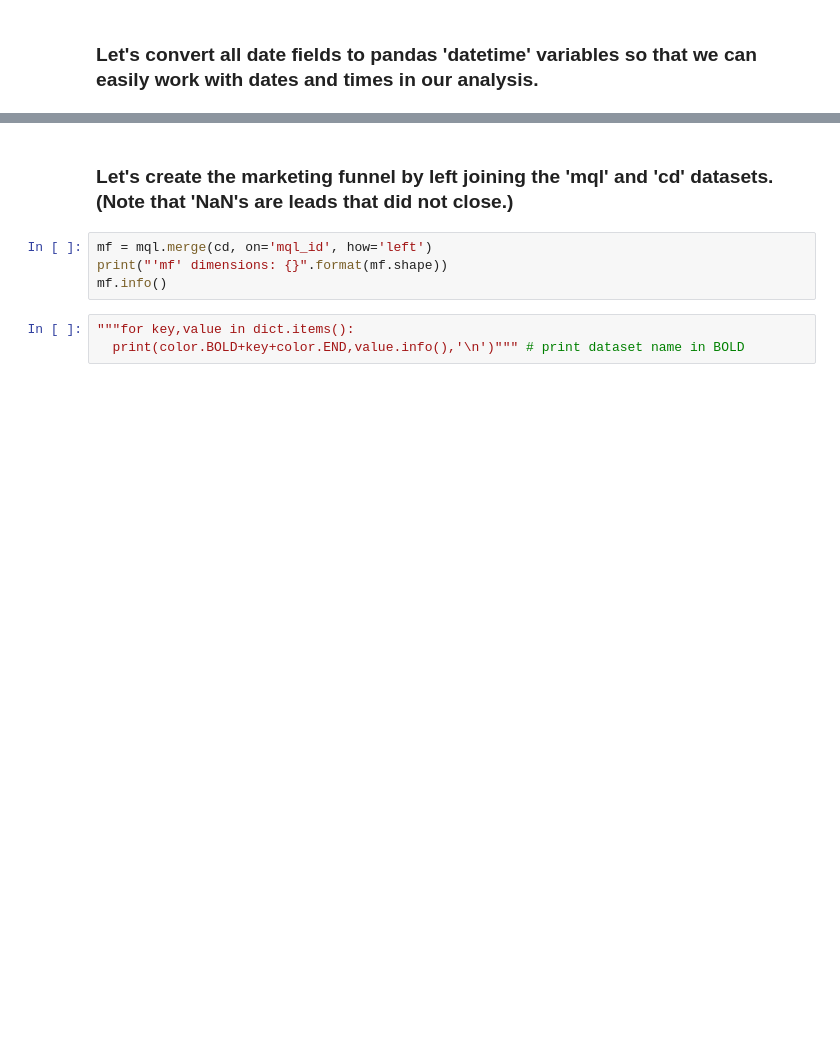
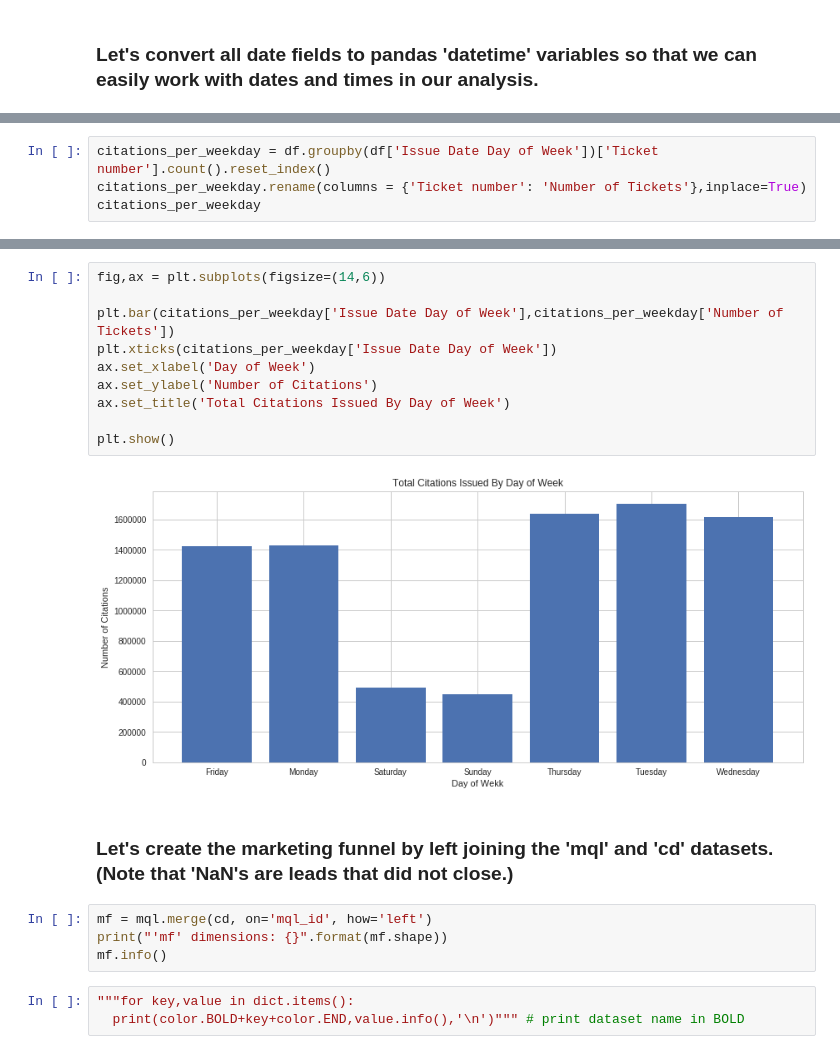
Before and after one commit to ROARMarketingConcepts/Data-Analysis-Projects, a Jupyter notebook: LA_Parking_Citation_Analysis.ipynb, the cells around one changed output, grey strips where cells are left out. Drawn from its saved outputs; the diff is of its cells as text; blank space fills up the shorter version.

```diff
--- a/LA_Parking_Citation_Analysis.ipynb
+++ b/LA_Parking_Citation_Analysis.ipynb
@@ -179,0 +212,4 @@ print(cd['seller_id'].nunique())
+# %%
+citations_per_weekday = df.groupby(df['Issue Date Day of Week'])['Ticket number'].count().reset_index()
+citations_per_weekday.rename(columns = {'Ticket number': 'Number of Tickets'},inplace=True)
+citations_per_weekday
@@ -180,3 +225,15 @@ print(cd['seller_id'].nunique())
+# %%
+fig,ax = plt.subplots(figsize=(14,6))
+
+plt.bar(citations_per_weekday['Issue Date Day of Week'],citations_per_weekday['Number of Tickets'])
+plt.xticks(citations_per_weekday['Issue Date Day of Week'])
+ax.set_xlabel('Day of Week')
+ax.set_ylabel('Number of Citations')
+ax.set_title('Total Citations Issued By Day of Week')
+
+plt.show()
+# %% [output]
+[figure, added]
 # %% [markdown]
 ### Let's create the marketing funnel by left joining the 'mql' and 'cd' datasets. (Note that 'NaN's are leads that did not close.)
 # %%
```
Also changed, not shown: parts of 18 cells of this notebook.
